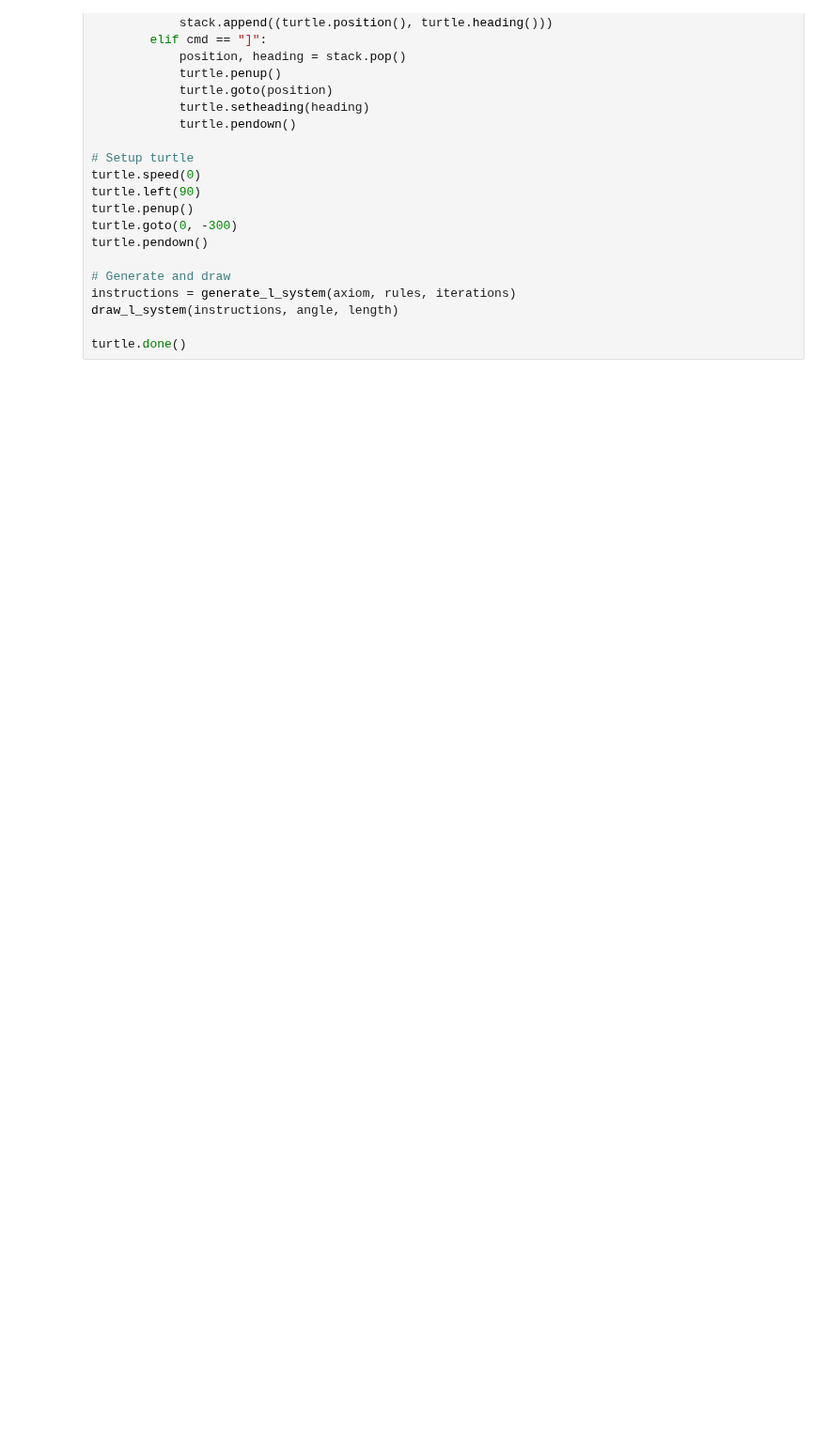
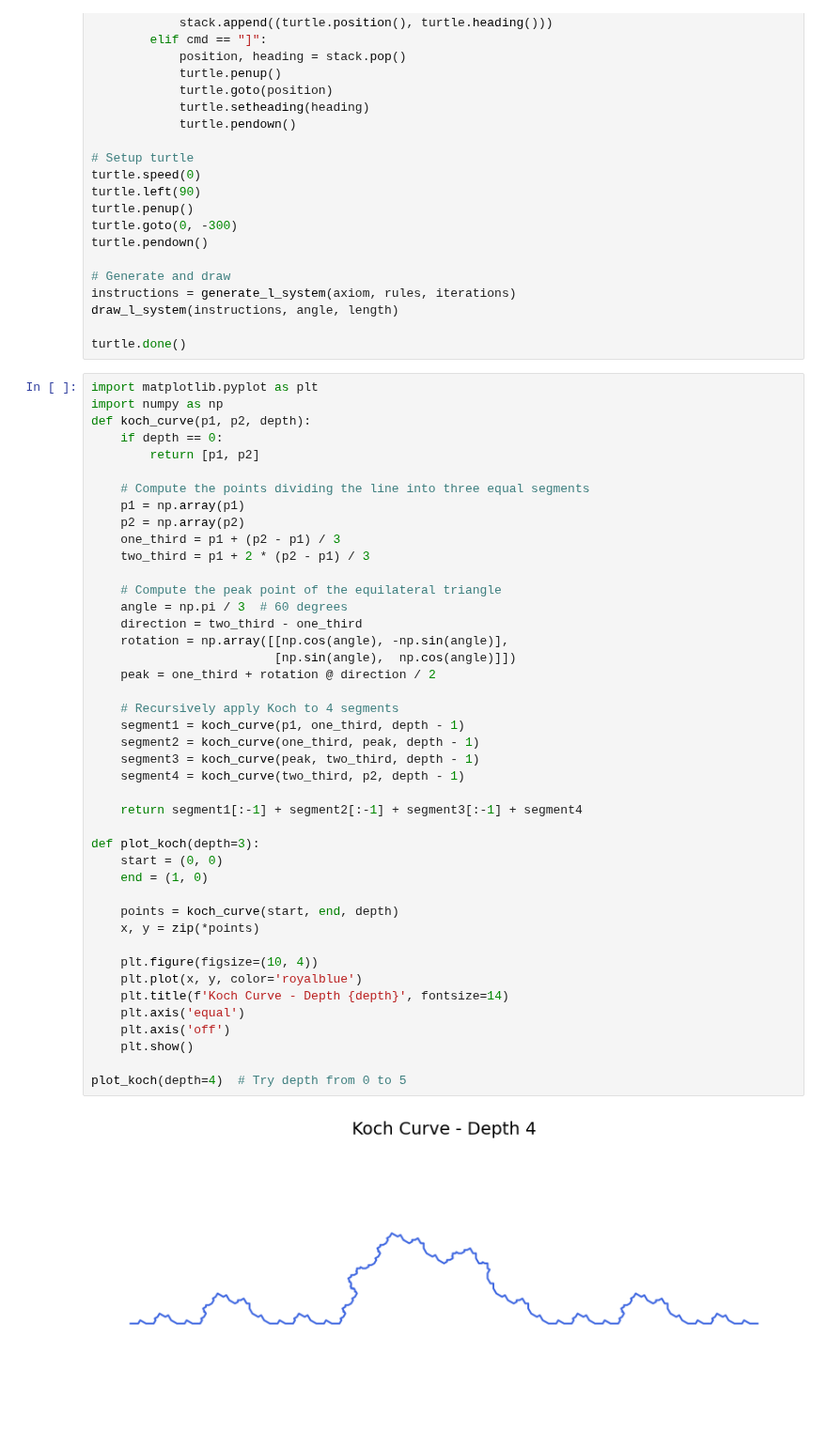
Before and after one commit to rmd360/machinelearningproject, a Jupyter notebook: Patterns.ipynb, the cells around one changed output. Shown at 94% size. Drawn from its saved outputs; the diff is of its cells as text; blank space fills up the shorter version.

```diff
--- a/Patterns.ipynb
+++ b/Patterns.ipynb
@@ -244,3 +244,48 @@ instructions = generate_l_system(axiom, rules, iterations)
 draw_l_system(instructions, angle, length)
 
 turtle.done()
+# %%
+import matplotlib.pyplot as plt
+import numpy as np
+def koch_curve(p1, p2, depth):
+    if depth == 0:
+        return [p1, p2]
+
+    # Compute the points dividing the line into three equal segments
+    p1 = np.array(p1)
+    p2 = np.array(p2)
+    one_third = p1 + (p2 - p1) / 3
+    two_third = p1 + 2 * (p2 - p1) / 3
+
+    # Compute the peak point of the equilateral triangle
+    angle = np.pi / 3  # 60 degrees
+    direction = two_third - one_third
+    rotation = np.array([[np.cos(angle), -np.sin(angle)],
+                         [np.sin(angle),  np.cos(angle)]])
+    peak = one_third + rotation @ direction / 2
+
+    # Recursively apply Koch to 4 segments
+    segment1 = koch_curve(p1, one_third, depth - 1)
+    segment2 = koch_curve(one_third, peak, depth - 1)
+    segment3 = koch_curve(peak, two_third, depth - 1)
+    segment4 = koch_curve(two_third, p2, depth - 1)
+
+    return segment1[:-1] + segment2[:-1] + segment3[:-1] + segment4
+
+def plot_koch(depth=3):
+    start = (0, 0)
+    end = (1, 0)
+
+    points = koch_curve(start, end, depth)
+    x, y = zip(*points)
+
+    plt.figure(figsize=(10, 4))
+    plt.plot(x, y, color='royalblue')
+    plt.title(f'Koch Curve - Depth {depth}', fontsize=14)
+    plt.axis('equal')
+    plt.axis('off')
+    plt.show()
+
+plot_koch(depth=4)  # Try depth from 0 to 5
+# %% [output]
+[figure, added]
```
